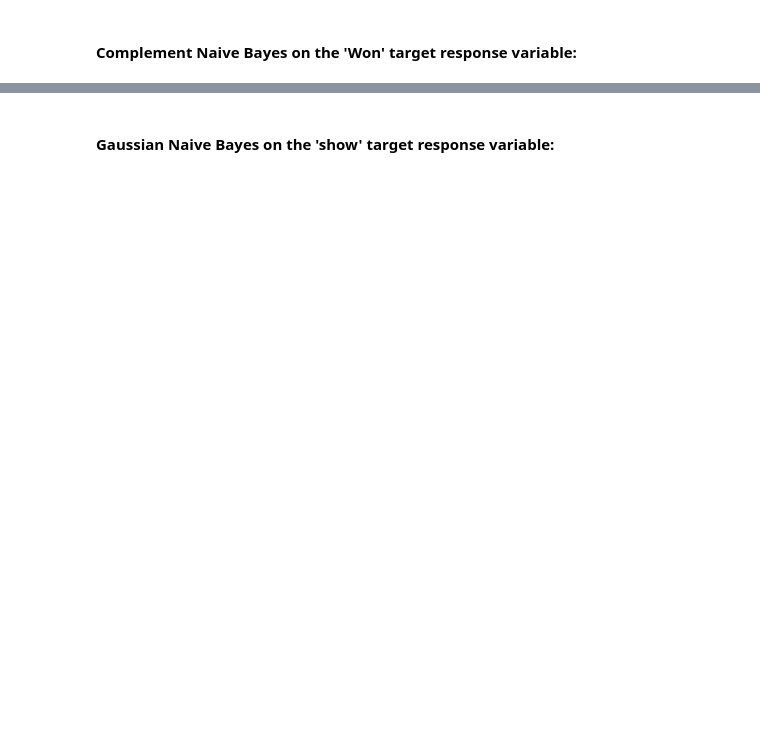
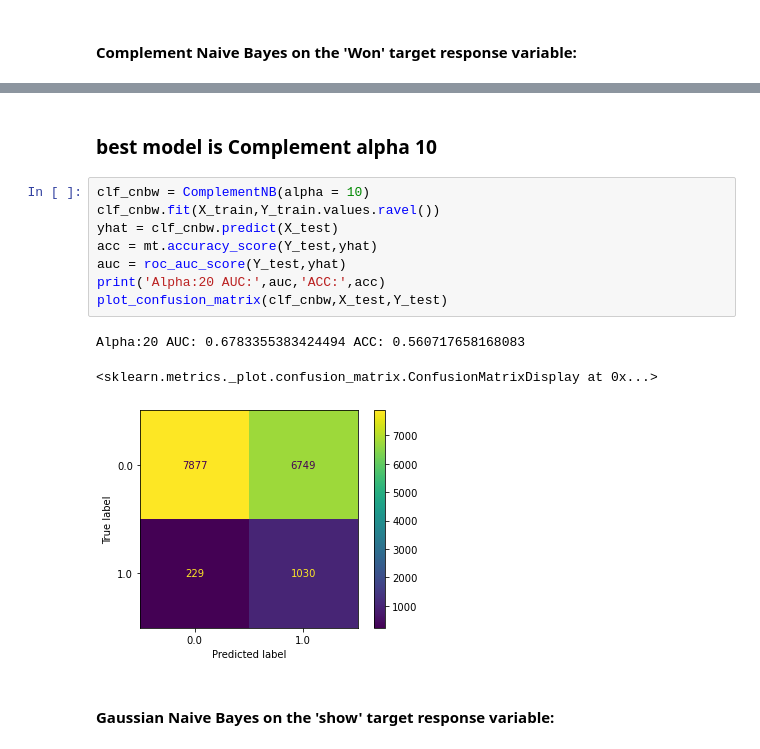
Before and after one commit to C-Stewart-GH/Hong_Kong_Horse_Racing_Project, a Jupyter notebook: Project2/Project 2 Group Book.ipynb, the cells around one changed output, grey strips where cells are left out. Cells and saved outputs as stored; diff of their text form; blank space fills up the shorter version.

```diff
--- a/Project2/Project 2 Group Book.ipynb
+++ b/Project2/Project 2 Group Book.ipynb
@@ -584,3 +683,17 @@ for x in var2:
+# %% [markdown]
+### best model is  Complement alpha 10
+# %%
+clf_cnbw = ComplementNB(alpha = 10)
+clf_cnbw.fit(X_train,Y_train.values.ravel())
+yhat = clf_cnbw.predict(X_test)
+acc = mt.accuracy_score(Y_test,yhat)
+auc = roc_auc_score(Y_test,yhat)
+print('Alpha:20 AUC:',auc,'ACC:',acc)
+plot_confusion_matrix(clf_cnbw,X_test,Y_test)
+# %% [output]
+Alpha:20 AUC: 0.6783355383424494 ACC: 0.560717658168083
+<sklearn.metrics._plot.confusion_matrix.ConfusionMatrixDisplay at 0x...>
+[figure, added]
 # %% [markdown]
 #### Gaussian Naive Bayes on the 'show' target response variable:
 # %%
```
Also changed, not shown: parts of 82 cells of this notebook.
